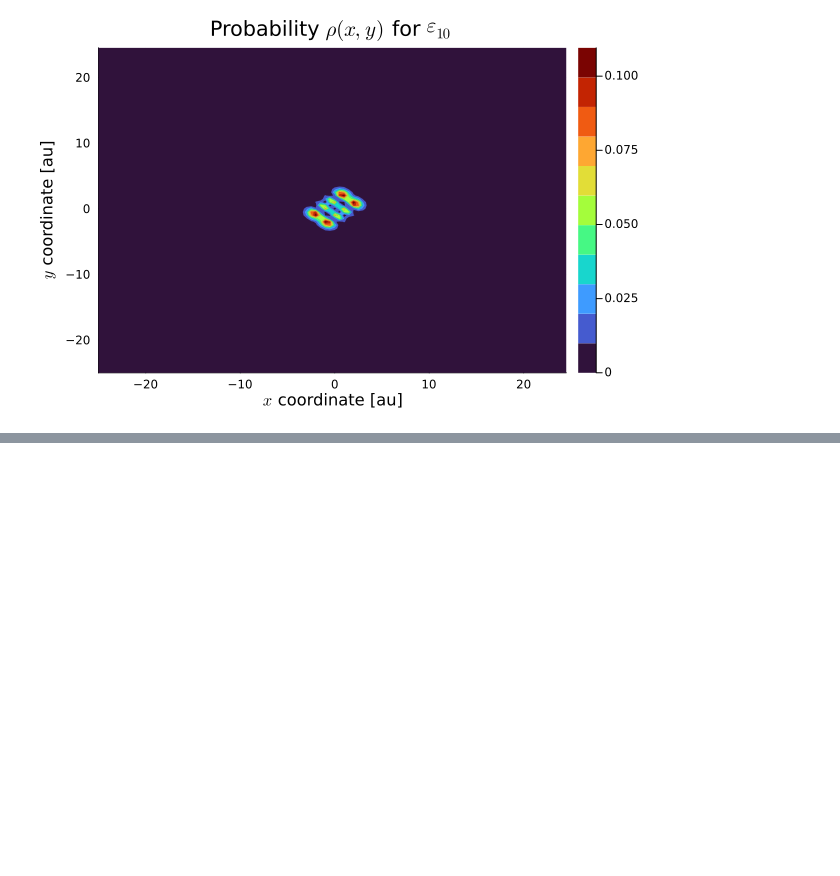
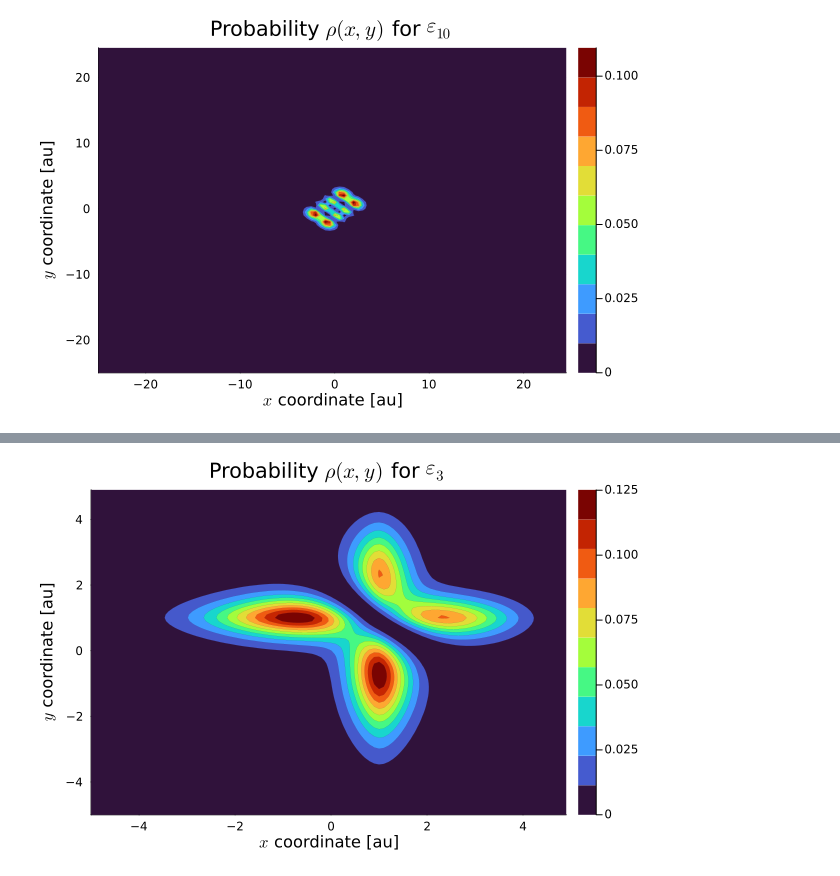
Before and after one commit to mendzmartin/FEMTISE_TUTORIAL, a Jupyter notebook: 030_experimentation/030_test/coulomb_potential_2D_parameter_variation/050_analysis/coulomb_potential_2D_parameter_variation.ipynb, the cells around one changed output, grey strips where cells are left out. Cells and saved outputs as stored; diff of their text form; code cells hidden in the pictures; blank space fills up the shorter version.

```diff
--- a/030_experimentation/030_test/coulomb_potential_2D_parameter_variation/050_analysis/coulomb_potential_2D_parameter_variation.ipynb
+++ b/030_experimentation/030_test/coulomb_potential_2D_parameter_variation/050_analysis/coulomb_potential_2D_parameter_variation.ipynb
@@ -109,0 +140,5 @@ display(fig1)
+# %%
+fig2=plot_eigenstates(simulation_info_02,output_data_02,3;mapcolor=:turbo)
+display(fig2)
+# %% [output]
+[figure, added]
```
Also changed, not shown: parts of 6 cells of this notebook, 6 other files.
